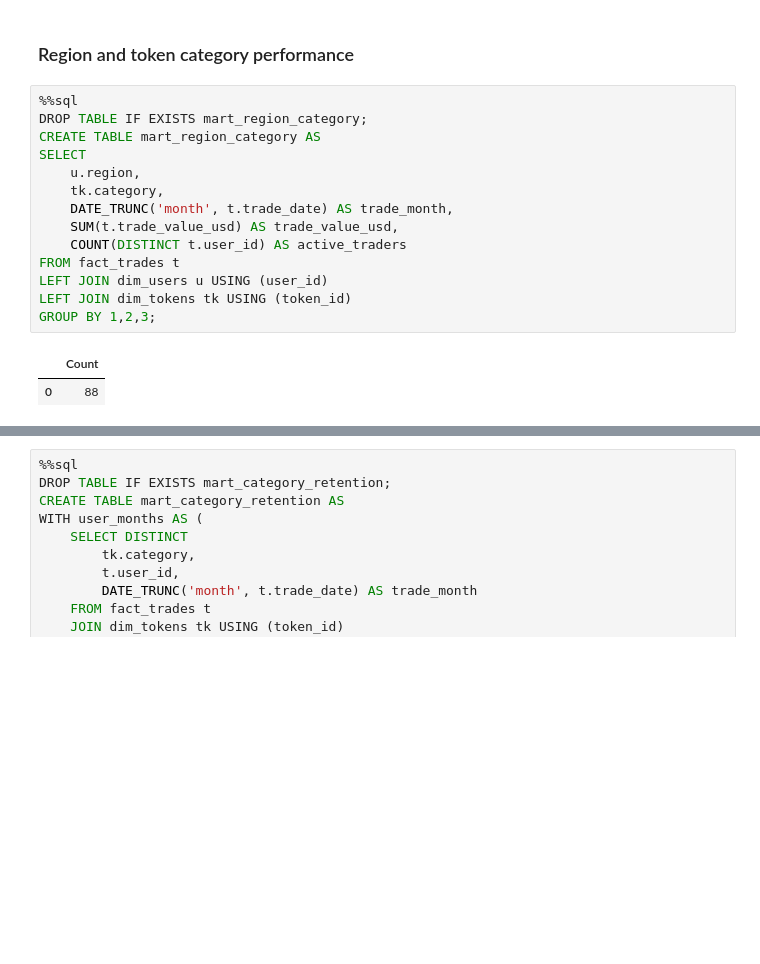
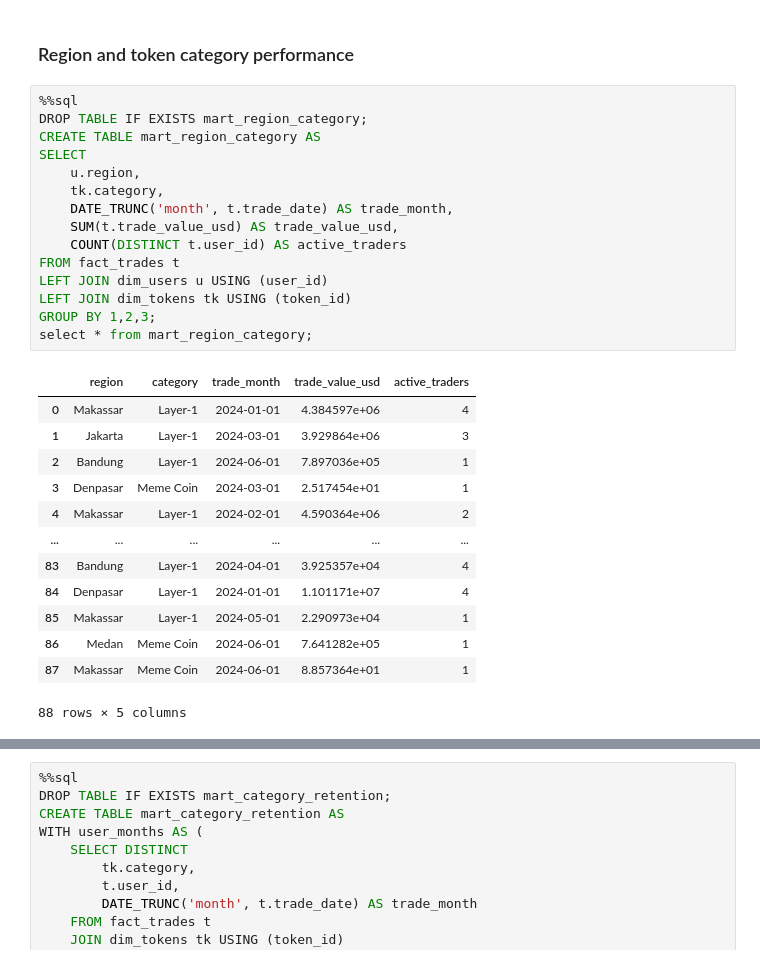
Before and after one commit to nivanrs/cryptocurrency_exchange, a Jupyter notebook: notebook/dev/process_dev.ipynb, the cells around one changed output, grey strips where cells are left out. Drawn from its saved outputs; the diff is of its cells as text; blank space fills up the shorter version.

```diff
--- a/notebook/dev/process_dev.ipynb
+++ b/notebook/dev/process_dev.ipynb
@@ -718,20 +902,32 @@ SELECT * FROM mart_user_conversion ORDER BY days_to_trade NULLS LAST LIMIT 10;
 # %%
 %%sql
 DROP TABLE IF EXISTS mart_region_category;
 CREATE TABLE mart_region_category AS
 SELECT
     u.region,
     tk.category,
     DATE_TRUNC('month', t.trade_date) AS trade_month,
     SUM(t.trade_value_usd) AS trade_value_usd,
     COUNT(DISTINCT t.user_id) AS active_traders
 FROM fact_trades t
 LEFT JOIN dim_users u USING (user_id)
 LEFT JOIN dim_tokens tk USING (token_id)
 GROUP BY 1,2,3;
+select * from mart_region_category;
 # %% [output]
-|  | Count |
-| 0 | 88 |
+|  | region | category | trade_month | trade_value_usd | active_traders |
+| 0 | Makassar | Layer-1 | 2024-01-01 | 4.384597e+06 | 4 |
+| 1 | Jakarta | Layer-1 | 2024-03-01 | 3.929864e+06 | 3 |
+| 2 | Bandung | Layer-1 | 2024-06-01 | 7.897036e+05 | 1 |
+| 3 | Denpasar | Meme Coin | 2024-03-01 | 2.517454e+01 | 1 |
+| 4 | Makassar | Layer-1 | 2024-02-01 | 4.590364e+06 | 2 |
+| ... | ... | ... | ... | ... | ... |
+| 83 | Bandung | Layer-1 | 2024-04-01 | 3.925357e+04 | 4 |
+| 84 | Denpasar | Layer-1 | 2024-01-01 | 1.101171e+07 | 4 |
+| 85 | Makassar | Layer-1 | 2024-05-01 | 2.290973e+04 | 1 |
+| 86 | Medan | Meme Coin | 2024-06-01 | 7.641282e+05 | 1 |
+| 87 | Makassar | Meme Coin | 2024-06-01 | 8.857364e+01 | 1 |
+88 rows × 5 columns
 # %%
 %%sql
 SELECT * FROM mart_region_category ORDER BY trade_month, region LIMIT 10;
```
Also changed, not shown: parts of 27 cells of this notebook.
